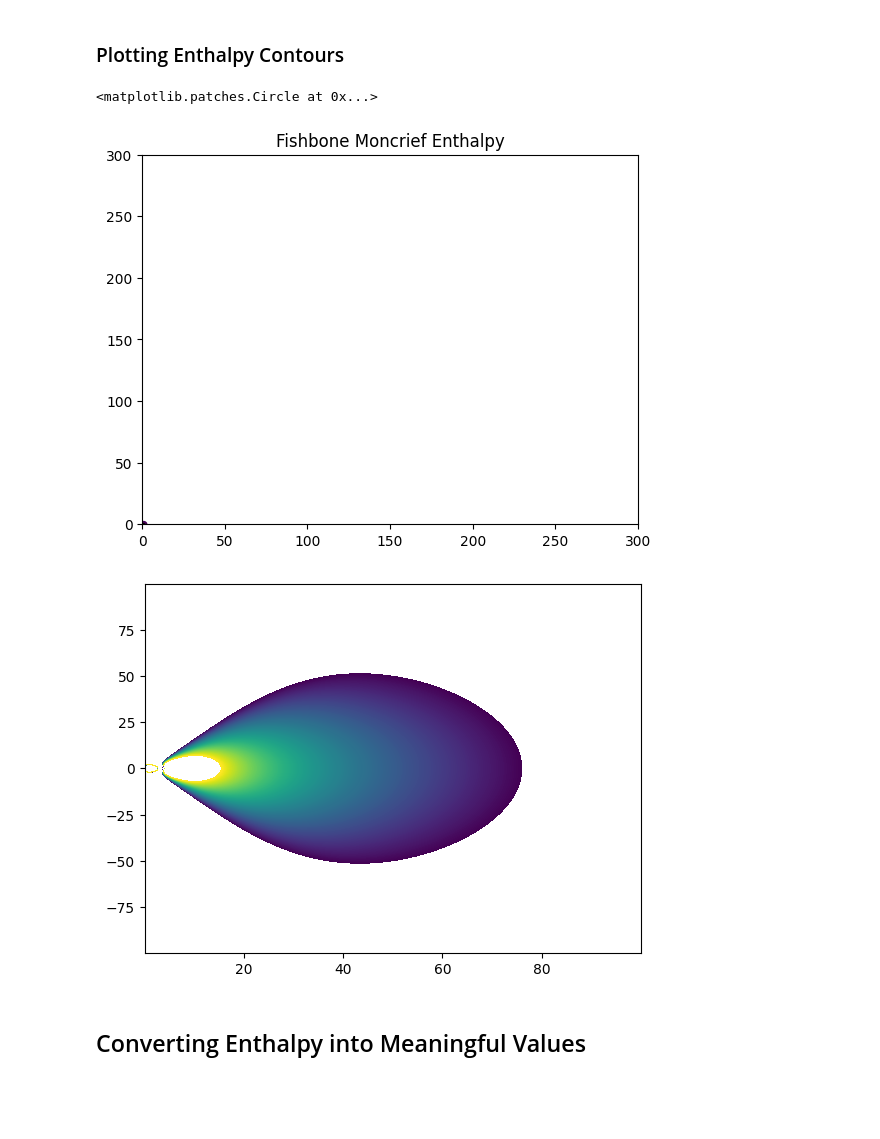
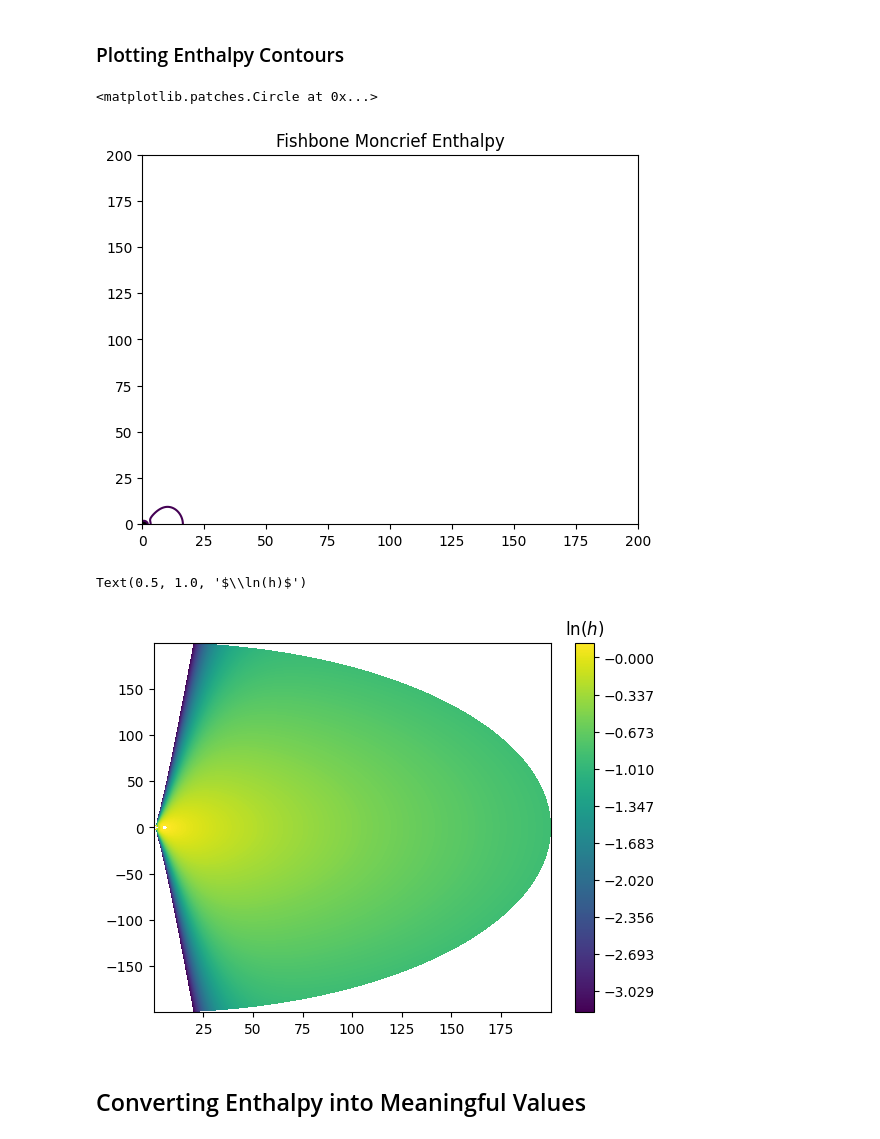
Before and after one commit to vikrammanikantan/random, a Jupyter notebook: Fishbone-Moncrief Torus.ipynb, the cells around one changed output. Cells and saved outputs as stored; diff of their text form; code cells hidden in the pictures; blank space fills up the shorter version.

```diff
--- a/Fishbone-Moncrief Torus.ipynb
+++ b/Fishbone-Moncrief Torus.ipynb
@@ -9,8 +9,8 @@ import pandas as pd
 # %%
 # defining some constants; G = c = 1
 
-a = 0 # spin; |a| < 1
-q = 0.5 # charge; 0 < q < 1; a^2 + q^2 < 1
+a = 0.5 # spin; |a| < 1
+q = 0 # charge; 0 < q < 1; a^2 + q^2 < 1
 M = 1 # mass;
 rs = 2*M # schwarzchild radius; rs = 2GM/c^2
 
@@ -18,7 +18,7 @@ th0 = np.pi/2.
 
 rh = M + np.sqrt(M**2 - a**2 - q**2) # radius of event horizon
 
-rin = 10
+rin = 3
 # %%
 # define coordinate grid: r x theta x phi = 100 x 100 x 100
 
@@ -36,14 +36,14 @@ n3 = 1 # cells in the phi direction
 g = np.zeros((4,4,n1,n2,n3))
 
 
-sm = 0.01
+sm = 0.001
 rmax = 200
 
 r = np.zeros((n1,n2,n3))
 th = np.zeros((n1,n2,n3))
 ph = np.zeros((n1,n2,n3))
 
-r_ = np.linspace(rh+sm, rmax, n1)
+r_ = np.logspace(np.log10(rh+sm), np.log10(rmax), n1, base = 10.0)
 th_ = np.linspace(sm, np.pi-sm, n2)
 ph_ = np.linspace(sm, 2*np.pi-sm,n3)
 # %%
@@ -166,9 +155,9 @@ x = r[:,:,0]*np.sin(th[:,:,0])
 y = r[:,:,0]*np.cos(th[:,:,0])
 
 fig, ax = plt.subplots()
-CS = ax.contour(x, y, lnh[:,:,0], [0])
-ax.set_xlim(0,300)
-ax.set_ylim(0,300)
+CS = ax.contour(x, y, lnh[:,:,0], [0.01])
+ax.set_xlim(0,rmax)
+ax.set_ylim(0,rmax)
 
 ax.set_title('Fishbone Moncrief Enthalpy')
 
@@ -176,16 +165,21 @@ circle1 = plt.Circle((0, 0), rh, color ='black')
 ax.add_patch(circle1)
 # %% [output]
 <matplotlib.patches.Circle at 0x...>
-[figure, old version]
+[figure, new version]
 # %%
-fmin = np.percentile(lnh, 55)
+fmin = np.percentile(lnh, 15)
 fmax = np.percentile(lnh, 95)
 levels = np.linspace(fmin,fmax,500)
 
 x = r[:,:,0]*np.sin(th[:,:,0])
 y = r[:,:,0]*np.cos(th[:,:,0])
 
 fig, ax = plt.subplots()
 CS = ax.contourf(x, y, lnh[:,:,0], levels = levels)
+
+cbar = fig.colorbar(CS)
+cbar.ax.set_title(r'$\ln(h)$')
+# Add the contour line levels to the colorbar
 # %% [output]
+Text(0.5, 1.0, '$\\ln(h)$')
-[figure, old version]
+[figure, new version]
```
Also changed, not shown: parts of 6 cells of this notebook.
